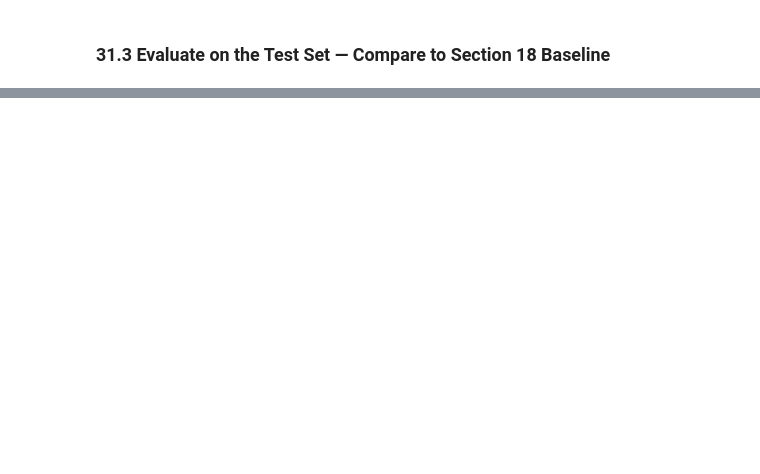
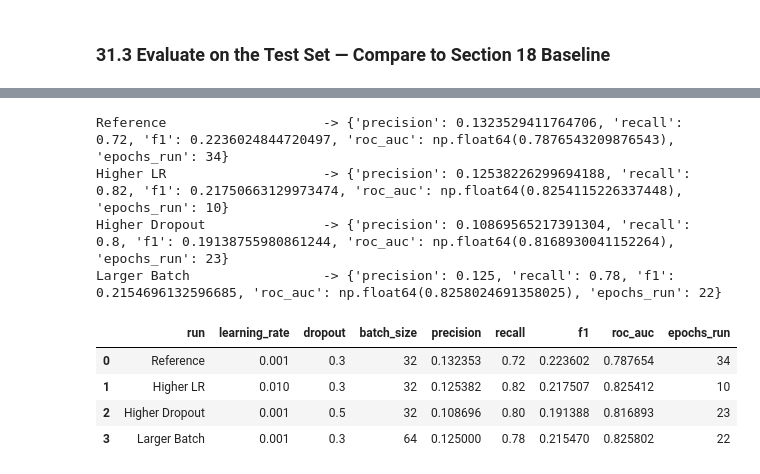
Before and after one commit to Roa04/AI_ML, a Jupyter notebook: project/stroke_prediction.ipynb, the cells around one changed output, grey strips where cells are left out. Drawn from its saved outputs; the diff is of its cells as text; code cells hidden in the pictures; blank space fills up the shorter version.

Commit message:
Week 6 — Day 5: Tuning, Evaluation

```diff
--- a/project/stroke_prediction.ipynb
+++ b/project/stroke_prediction.ipynb
@@ -1551,0 +1550,59 @@ priority for Sprint 2, rather than a deeper network.
+# %%
+from tensorflow.keras.callbacks import EarlyStopping
+from tensorflow.keras.optimizers import Adam
+def build_model(learning_rate=0.001, dropout_rate=0.3, width=(64, 32)):
+    model = Sequential()
+    model.add(Dense(width[0], activation="relu", input_shape=(n_features,)))
+    model.add(BatchNormalization())
+    model.add(Dropout(dropout_rate))
+    model.add(Dense(width[1], activation="relu"))
+    model.add(Dropout(dropout_rate))
+    model.add(Dense(1, activation="sigmoid"))
+    model.compile(optimizer=Adam(learning_rate=learning_rate),
+                  loss="binary_crossentropy", metrics=["accuracy"])
+    return model
+
+def run_experiment(label, **kwargs):
+    batch_size = kwargs.pop("batch_size", 32)
+    es = EarlyStopping(monitor="val_loss", patience=5, restore_best_weights=True)
+    model = build_model(**kwargs)
+    history = model.fit(
+        X_train_nn_proc, y_train_nn,
+        validation_data=(X_val_nn_proc, y_val_nn),
+        epochs=100, batch_size=batch_size,
+        class_weight=class_weight, callbacks=[es], verbose=0
+    )
+    y_proba = model.predict(X_test_nn_proc, verbose=0).ravel()
+    y_pred = (y_proba >= 0.5).astype(int)
+    scores = {
+        "precision": precision_score(y_test_raw, y_pred),
+        "recall": recall_score(y_test_raw, y_pred),
+        "f1": f1_score(y_test_raw, y_pred),
+        "roc_auc": roc_auc_score(y_test_raw, y_proba),
+        "epochs_run": len(history.history["loss"]),
+    }
+    print(f"{label:<28} -> {scores}")
+    return model, history, scores
+
+results_table = []
+_, hist_ref, s = run_experiment("Reference", learning_rate=0.001, dropout_rate=0.3, batch_size=32)
+results_table.append({"run": "Reference", "learning_rate": 0.001, "dropout": 0.3, "batch_size": 32, **s})
+_, hist_lr, s = run_experiment("Higher LR", learning_rate=0.01, dropout_rate=0.3, batch_size=32)
+results_table.append({"run": "Higher LR", "learning_rate": 0.01, "dropout": 0.3, "batch_size": 32, **s})
+_, hist_drop, s = run_experiment("Higher Dropout", learning_rate=0.001, dropout_rate=0.5, batch_size=32)
+results_table.append({"run": "Higher Dropout", "learning_rate": 0.001, "dropout": 0.5, "batch_size": 32, **s})
+_, hist_bs, s = run_experiment("Larger Batch", learning_rate=0.001, dropout_rate=0.3, batch_size=64)
+results_table.append({"run": "Larger Batch", "learning_rate": 0.001, "dropout": 0.3, "batch_size": 64, **s})
+
+tuning_df = pd.DataFrame(results_table)
+tuning_df
+# %% [output]
+Reference                    -> {'precision': 0.1323529411764706, 'recall': 0.72, 'f1': 0.2236024844720497, 'roc_auc': np.float64(0.7876543209876543), 'epochs_run': 34}
+Higher LR                    -> {'precision': 0.12538226299694188, 'recall': 0.82, 'f1': 0.21750663129973474, 'roc_auc': np.float64(0.8254115226337448), 'epochs_run': 10}
+Higher Dropout               -> {'precision': 0.10869565217391304, 'recall': 0.8, 'f1': 0.19138755980861244, 'roc_auc': np.float64(0.8168930041152264), 'epochs_run': 23}
+Larger Batch                 -> {'precision': 0.125, 'recall': 0.78, 'f1': 0.2154696132596685, 'roc_auc': np.float64(0.8258024691358025), 'epochs_run': 22}
+|  | run | learning_rate | dropout | batch_size | precision | recall | f1 | roc_auc | epochs_run |
+| 0 | Reference | 0.001 | 0.3 | 32 | 0.132353 | 0.72 | 0.223602 | 0.787654 | 34 |
+| 1 | Higher LR | 0.010 | 0.3 | 32 | 0.125382 | 0.82 | 0.217507 | 0.825412 | 10 |
+| 2 | Higher Dropout | 0.001 | 0.5 | 32 | 0.108696 | 0.80 | 0.191388 | 0.816893 | 23 |
+| 3 | Larger Batch | 0.001 | 0.3 | 64 | 0.125000 | 0.78 | 0.215470 | 0.825802 | 22 |
```
Also changed, not shown: parts of 6 cells of this notebook, 3 other files.
